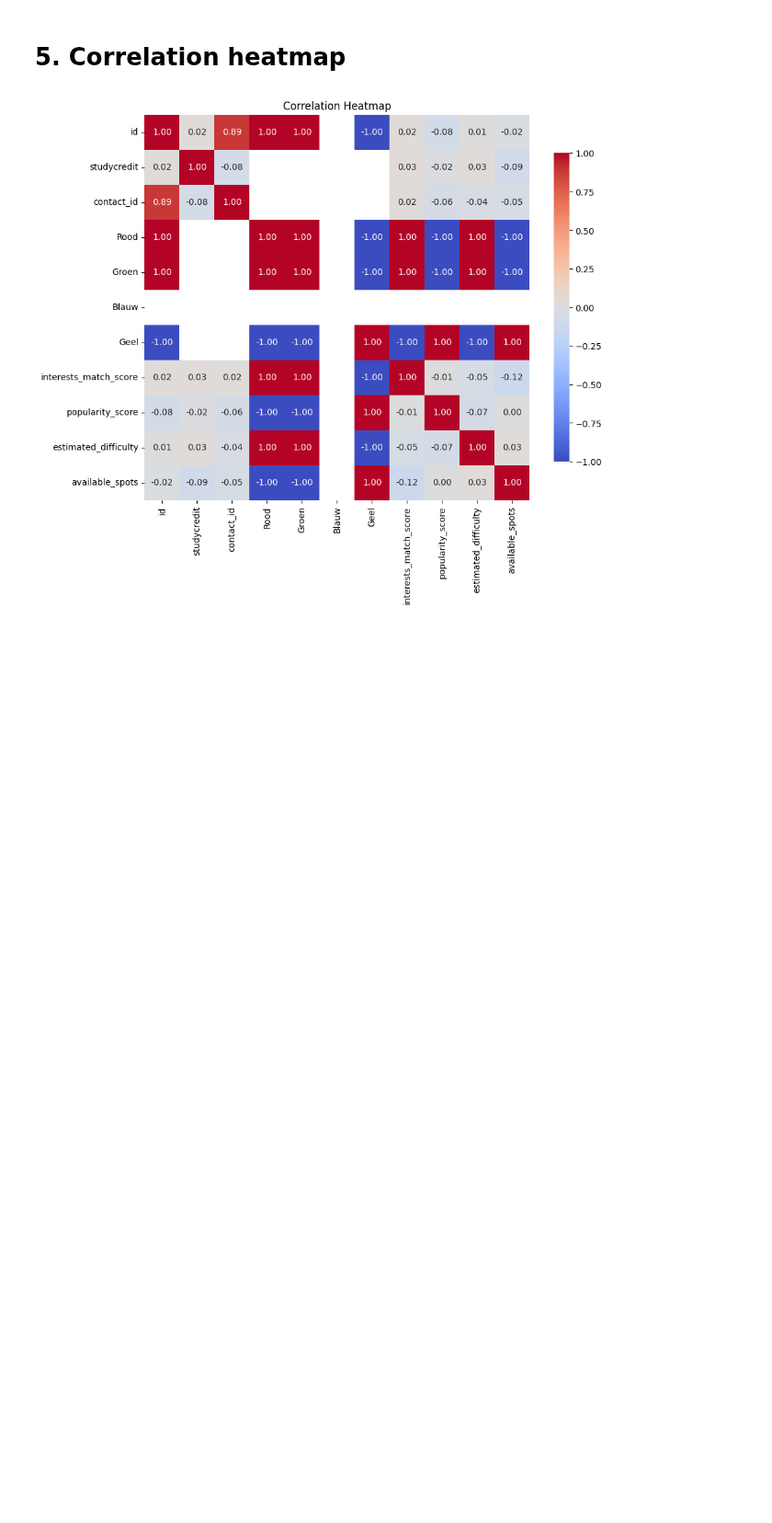
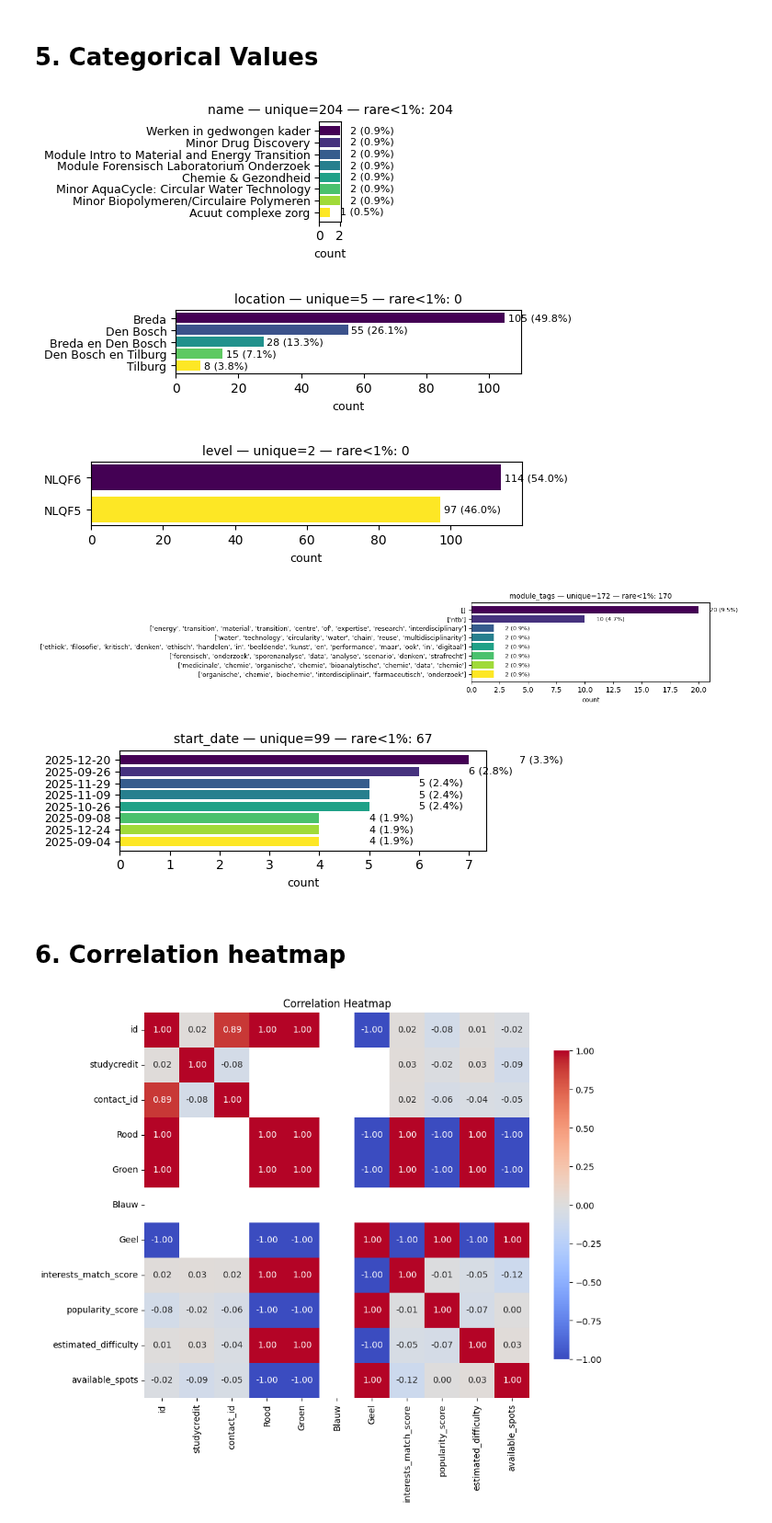
Before and after one commit to DanielvG-IT/Avans, a Jupyter notebook: Notebooks/01_data_exploration.ipynb, the cells around one changed output. Shown at 92% size. Drawn from its saved outputs; the diff is of its cells as text; code cells hidden in the pictures; blank space fills up the shorter version.

```diff
--- a/Notebooks/01_data_exploration.ipynb
+++ b/Notebooks/01_data_exploration.ipynb
@@ -110,5 +126,54 @@ if not num_local.empty:
+# %% [markdown]
+# 5. Categorical Values
+# %%
+# Parameters
+exclude_text_cols = ['shortdescription', 'description', 'content', 'learningoutcomes']
+top_n = 8             # fewer bars for compactness
+rare_threshold = 0.01 # <1% wordt 'rare' (fraction)
+
+# Find categorical columns (exclude long free-text columns)
+cat_cols = df.select_dtypes(include=['object', 'category']).columns.tolist()
+cat_cols = [c for c in cat_cols if c not in exclude_text_cols]
+
+total = len(df)
+
+for col in cat_cols:
+    vc = df[col].fillna('<<NA>>').value_counts(dropna=False)
+    vc_prop = vc / total
+
+    # compact top-N
+    topn = vc.head(top_n)
+    rare_count = int((vc_prop < rare_threshold).sum())
+
+    # compact figure
+    fig, ax = plt.subplots(figsize=(6, max(1.6, 0.25 * len(topn))))
+    colors = plt.cm.viridis(np.linspace(0, 1, len(topn)))
+
+    y = list(range(len(topn)))
+    ax.barh(y, topn.values, color=colors)
+    ax.set_yticks(y)
+    ax.set_yticklabels([str(x) for x in topn.index], fontsize=9)
+    ax.invert_yaxis()
+    ax.set_xlabel('count', fontsize=9)
+    ax.set_title(f'{col} — unique={vc.size} — rare<{int(rare_threshold*100)}%: {rare_count}', fontsize=10)
+
+    # annotate counts and percentages on the bars (compact)
+    for i, (val, cnt) in enumerate(zip(topn.index, topn.values)):
+        pct = vc_prop.get(val, 0)
+        # small offset, use max(1, 1% of largest) to avoid overlap
+        xoff = max(1, int(0.01 * max(topn.values)))
+        ax.text(cnt + xoff, i, f'{int(cnt)} ({pct:.1%})', va='center', fontsize=8)
+
+    plt.tight_layout()
+    plt.show()
+# %% [output]
+[figure, added]
+[figure, added]
+[figure, added]
+[figure, added]
+[figure, added]
 # %% [markdown]
-# 5. Correlation heatmap
+# 6. Correlation heatmap
 # %%
 import seaborn as sns
 import matplotlib.pyplot as plt
```
Also changed, not shown: parts of 9 cells of this notebook.
